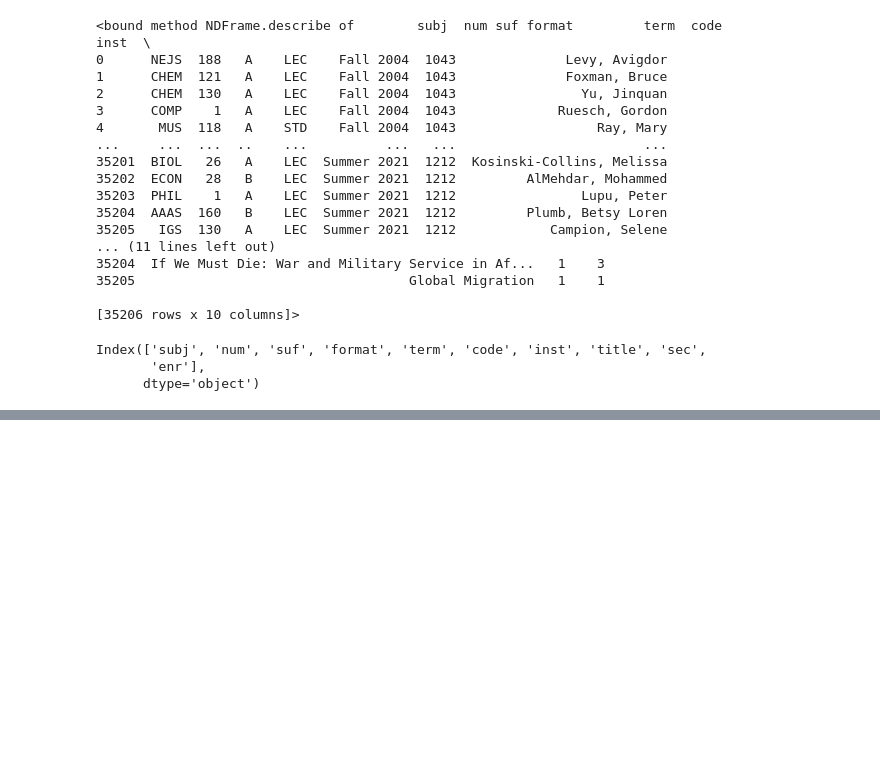
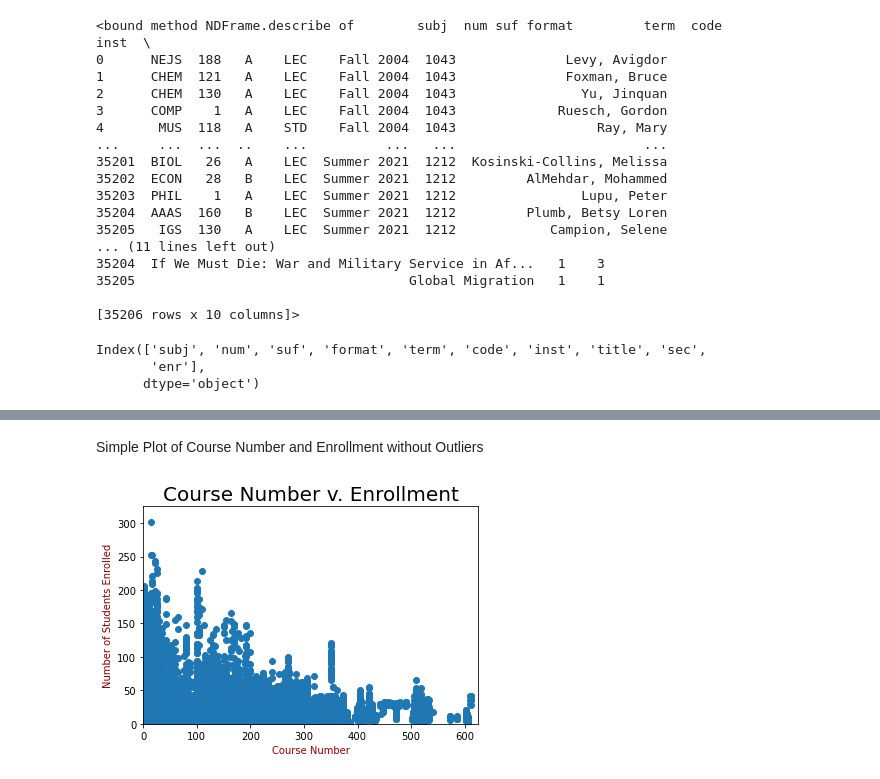
Before and after one commit to kaylahoffman/cs103a-cpa01, a Jupyter notebook: cpa01.ipynb, the cells around one changed output, grey strips where cells are left out. Cells and saved outputs as stored; diff of their text form; code cells hidden in the pictures; blank space fills up the shorter version.

```diff
--- a/cpa01.ipynb
+++ b/cpa01.ipynb
@@ -67,0 +97,16 @@ Index(['subj', 'num', 'suf', 'format', 'term', 'code', 'inst', 'title', 'sec',
+# %% [markdown]
+Simple Plot of Course Number and Enrollment without Outliers
+# %%
+#Simple plot with extreme values removed
+plt.scatter(course_df["num"], course_df["enr"])
+plt.xlabel("Course Number", color='darkred')
+plt.ylabel("Number of Students Enrolled", color='darkred')
+plt.title("Course Number v. Enrollment", size=20)
+
+plt.xlim([0, 625])
+plt.ylim([0, 325])
+
+plt.show()
+#trend that the higher the course number, the lower the number of enrolled students
+# %% [output]
+[figure, added]
```
Also changed, not shown: parts of 19 cells of this notebook.
